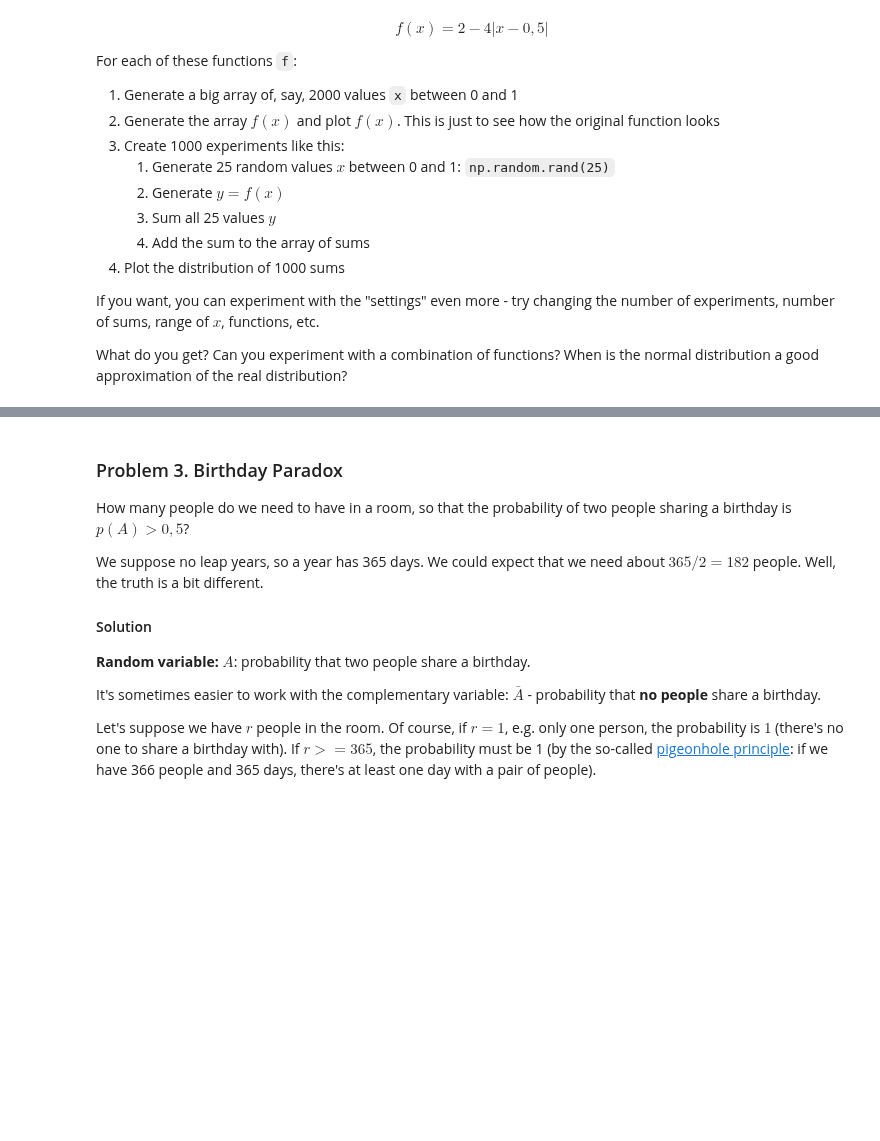
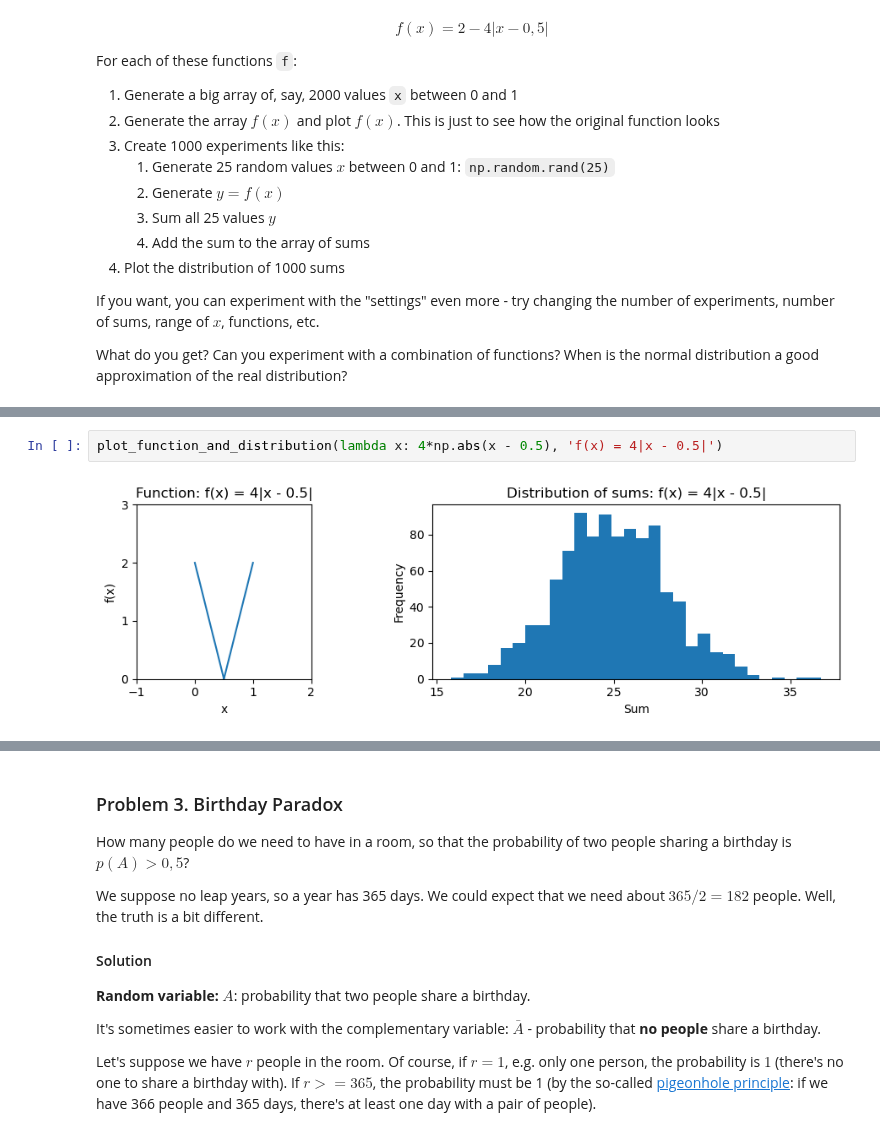
Before and after one commit to tproykov/MathsForDevelopers, a Jupyter notebook: 05.ProbabilityCombinatorics/Probability and Combinatorics Exercise.ipynb, the cells around one changed output, grey strips where cells are left out. Saved outputs shown, nothing was run; the diff lists cells and outputs as text; blank space fills up the shorter version.

```diff
--- a/05.ProbabilityCombinatorics/Probability and Combinatorics Exercise.ipynb
+++ b/05.ProbabilityCombinatorics/Probability and Combinatorics Exercise.ipynb
@@ -260,0 +251,4 @@ for i, f in enumerate(functions):
+# %%
+plot_function_and_distribution(lambda x: 4*np.abs(x - 0.5), 'f(x) = 4|x - 0.5|')
+# %% [output]
+[figure, added]
```
Also changed, not shown: parts of 11 cells of this notebook, 1 other file.
